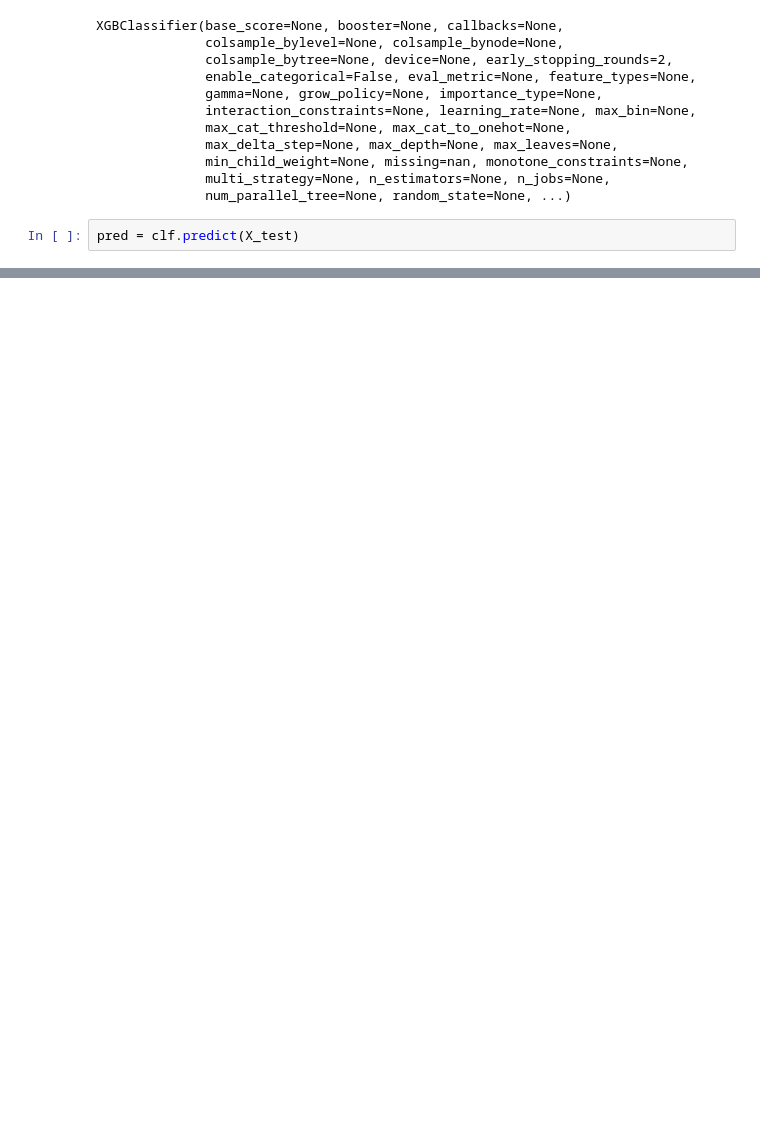
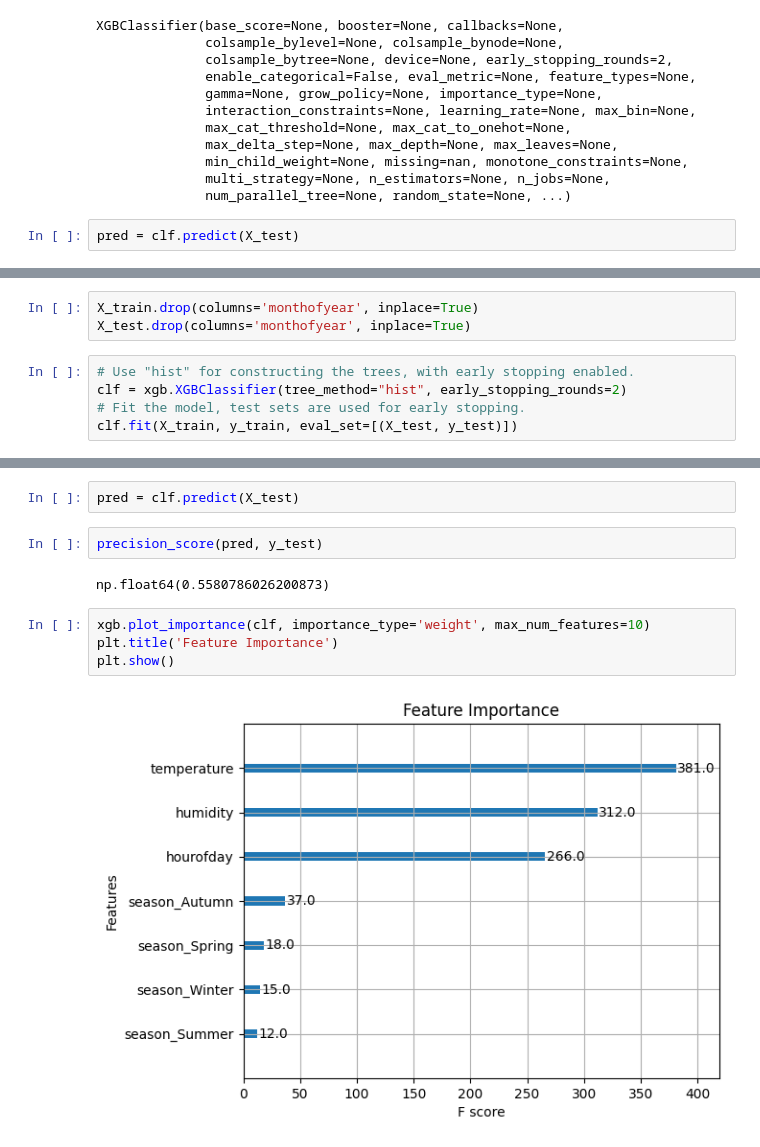
Before and after one commit to jExbrayat/atmo_challenge, a Jupyter notebook: notebooks/decision_tree.ipynb, the cells around one changed output, grey strips where cells are left out. Saved outputs shown, nothing was run; the diff lists cells and outputs as text; blank space fills up the shorter version.

```diff
--- a/notebooks/decision_tree.ipynb
+++ b/notebooks/decision_tree.ipynb
@@ -69,0 +81,8 @@ plt.show()
+# %%
+X_train.drop(columns='monthofyear', inplace=True)
+X_test.drop(columns='monthofyear', inplace=True)
+# %%
+# Use "hist" for constructing the trees, with early stopping enabled.
+clf = xgb.XGBClassifier(tree_method="hist", early_stopping_rounds=2)
+# Fit the model, test sets are used for early stopping.
+clf.fit(X_train, y_train, eval_set=[(X_test, y_test)])
@@ -69,0 +118,12 @@ plt.show()
+# %%
+pred = clf.predict(X_test)
+# %%
+precision_score(pred, y_test)
+# %% [output]
+np.float64(0.5580786026200873)
+# %%
+xgb.plot_importance(clf, importance_type='weight', max_num_features=10)
+plt.title('Feature Importance')
+plt.show()
+# %% [output]
+[figure, added]
```
Also changed, not shown: parts of 7 cells of this notebook.
